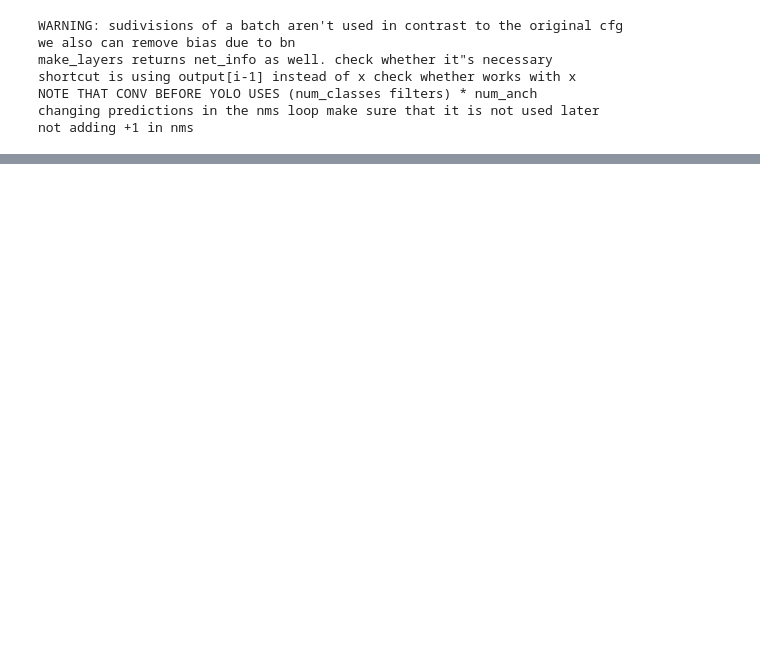
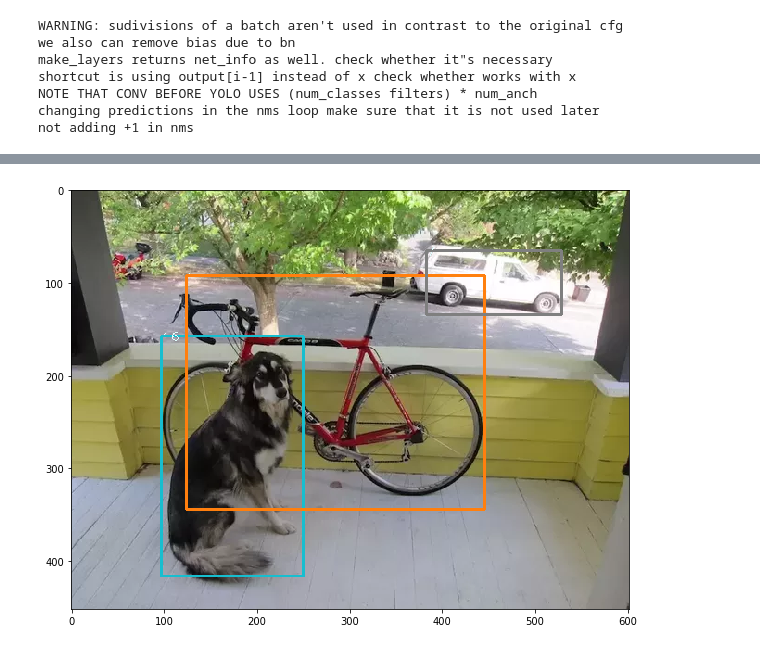
Before and after one commit to v-iashin/WebsiteYOLO, a Jupyter notebook: face_detector/experiments/yolo/Untitled.ipynb, the cells around one changed output, grey strips where cells are left out. Cells and saved outputs as stored; diff of their text form; code cells hidden in the pictures; blank space fills up the shorter version.

```diff
--- a/face_detector/experiments/yolo/Untitled.ipynb
+++ b/face_detector/experiments/yolo/Untitled.ipynb
@@ -57,0 +61,7 @@ make bboxes on image more pleasant
+# %%
+image_path = 'dog-cycle-car.png'
+save_path = 'output.jpg'
+labels_path = 'data/coco.names'
+model = darknet
+device = torch.device('cpu:0')
+show=True
@@ -57,0 +79,83 @@ make bboxes on image more pleasant
+# %%
+# make a dict: {class_number: class_name}
+names = [name.replace('\n', '') for name in open(labels_path, 'r').readlines()]
+num2name = {num: name for num, name in enumerate(names)}
+
+# parameters of the vizualization (color palette and figure size to display)
+norm = Normalize(vmin=0, vmax=classes)
+color_map = colormap.tab10
+figsize = (10, 10)
+
+# read an image and transform the colors from BGR to RGB
+img_raw = cv2.imread(img_path)
+img_raw = cv2.cvtColor(img_raw, cv2.COLOR_BGR2RGB)
+
+# add letterbox padding and save the pad sizes and scalling coefficient
+# to use it latter when drawing bboxes on the original image
+H, W, C = img_raw.shape
+H_new, W_new, scale = scale_numbers(H, W, net_input_size)
+img = cv2.resize(img_raw, (W_new, H_new))
+img, pad_sizes = letterbox_pad(img, net_input_size, color=(128, 128, 128))
+
+# HWC -> CHW, scale intensities to [0, 1], send to pytorch, add 'batch-'dimension
+img = img.transpose((2, 0, 1))
+img = img / 255
+img = torch.from_numpy(img).float()
+img = img.unsqueeze(0)
+
+# make prediction and apply objectness filtering and nms
+predictions = darknet(img, device)
+predictions = objectness_filter_and_nms(predictions, classes)
+
+# since the predictions are made for a resized and padded images,
+# the bounding boxes have to be scaled and shifted back
+# for that, we shift and scale back the bboxes' attributes
+pad_top, pad_bottom, pad_left, pad_right = pad_sizes
+predictions[:, 0] = (predictions[:, 0] - pad_left) / scale
+predictions[:, 1] = (predictions[:, 1] - pad_top) / scale
+predictions[:, 2] = predictions[:, 2] / scale
+predictions[:, 3] = predictions[:, 3] / scale
+
+# the, transform the coordinates (cx, cy, w, h) into corner coordinates:
+# (top_left_x, top_left_y, bottom_right_x, bottom_right_y)
+top_left_x, top_left_y, bottom_right_x, bottom_right_y = get_corner_coords(predictions)
+
+# detach values from the computation graph, take the int part and transform to np.ndarray
+top_left_x = top_left_x.detach().int().numpy()
+top_left_y = top_left_y.detach().int().numpy()
+bottom_right_x = bottom_right_x.detach().int().numpy()
+bottom_right_y = bottom_right_y.detach().int().numpy()
+
+if show:
+    plt.figure(figsize=figsize)
+
+print('make bboxes on image more pleasant')
+
+# add each prediction on the image and captures it with a class number
+for i in range(len(predictions)):
+    ## ADD BBOXES
+    # we need to scale and shift corner coordinates because we used the letterbox padding
+    top_left_coords = (top_left_x[i], top_left_y[i])
+    bottom_right_coords = (bottom_right_x[i], bottom_right_y[i])
+    # predicted class number and corresponding name
+    class_int = int(predictions[i, 6].detach().numpy())
+    # select the color for a class according to its label number and scale it to [0, 255]
+    bbox_color = color_map(class_int)[:3]
+    bbox_color = list(map(lambda x: x * 255, bbox_color))
+
+
+    # add a bbox
+    cv2.rectangle(img_raw, top_left_coords, bottom_right_coords, bbox_color, 2)
+
+    ## ADD A LABLE FOR EACH BBOX
+    class_name = num2name[class_int]
+    # adds the class number
+    cv2.putText(img_raw, str(class_int), (top_left_x[i], top_left_y[i] + 2 + 4),
+                cv2.FONT_HERSHEY_PLAIN, 1, [225, 255, 255], 1)
+
+if show:
+    plt.imshow(img_raw)
+
+img_raw = cv2.cvtColor(img_raw, cv2.COLOR_RGB2BGR)
+cv2.imwrite(save_path, img_raw, [int(cv2.IMWRITE_JPEG_QUALITY), 80])
+# %% [output]
@@ -57,0 +164 @@ make bboxes on image more pleasant
+[figure, added]
```
Also changed, not shown: parts of 5 cells of this notebook, 4 other files.
